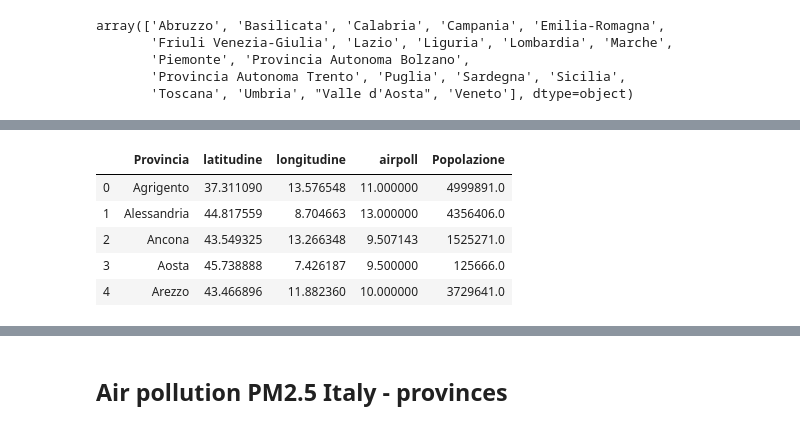
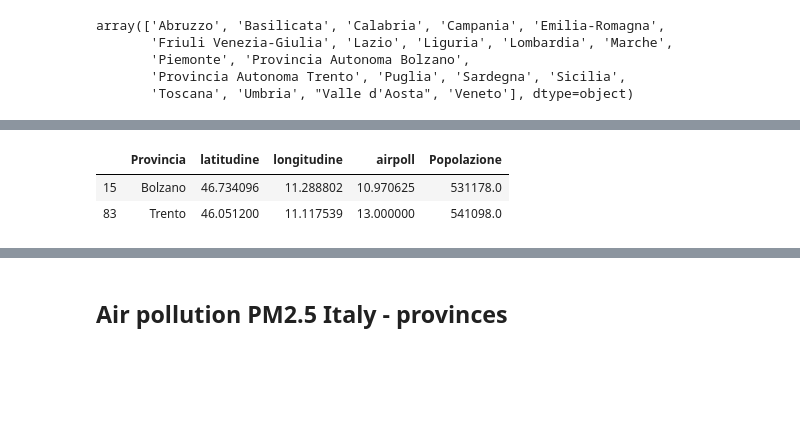
Before and after one commit to andreapas79/COVID-19, a Jupyter notebook: making_main_table.ipynb, the cells around one changed output, grey strips where cells are left out. Cells and saved outputs as stored; diff of their text form; code cells hidden in the pictures; blank space fills up the shorter version.

```diff
--- a/making_main_table.ipynb
+++ b/making_main_table.ipynb
@@ -579,14 +556,11 @@ df.reset_index(inplace=True)
 # %%
 coord_prov = pd.read_json('Lib/province_lat_lon.json')
 llprov = df.merge(coord_prov, how='left', left_on='Provincia', right_on='nome').loc[: , ['Provincia', 'latitudine', 'longitudine', 'airpoll', 'Popolazione']]
-llprov.head()
+llprov.loc[llprov.Provincia.isin(['Trento','Bolzano'])]
 # %% [output]
 |  | Provincia | latitudine | longitudine | airpoll | Popolazione |
-| 0 | Agrigento | 37.311090 | 13.576548 | 11.000000 | 4999891.0 |
-| 1 | Alessandria | 44.817559 | 8.704663 | 13.000000 | 4356406.0 |
-| 2 | Ancona | 43.549325 | 13.266348 | 9.507143 | 1525271.0 |
-| 3 | Aosta | 45.738888 | 7.426187 | 9.500000 | 125666.0 |
-| 4 | Arezzo | 43.466896 | 11.882360 | 10.000000 | 3729641.0 |
+| 15 | Bolzano | 46.734096 | 11.288802 | 10.970625 | 531178.0 |
+| 83 | Trento | 46.051200 | 11.117539 | 13.000000 | 541098.0 |
 # %%
 llprov.dropna(inplace=True)
 
```
Also changed, not shown: parts of 20 cells of this notebook, 14 other files.
